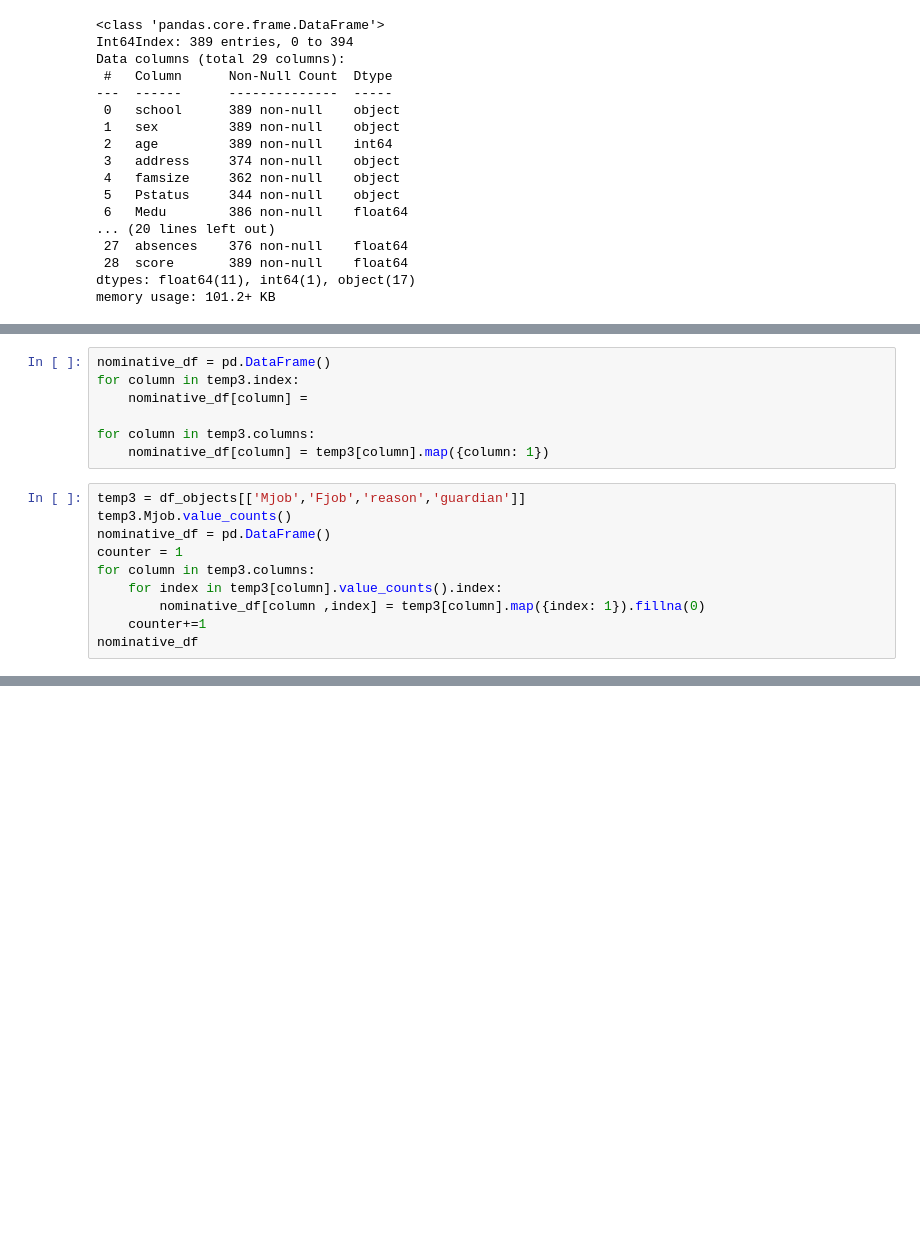
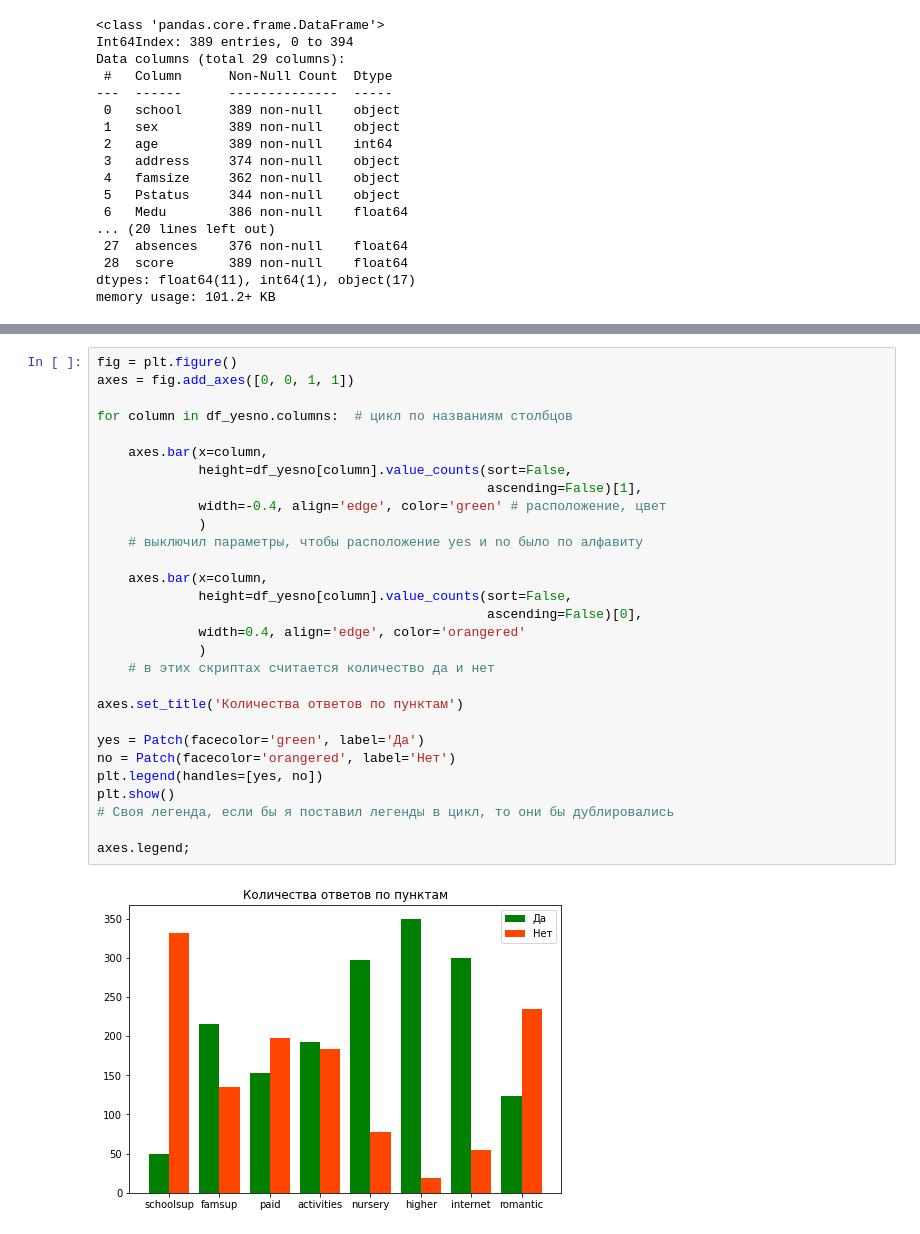
Before and after one commit to Sly-Dog/skillfactory_rds, a Jupyter notebook: module_2/stud_math_EDA.ipynb, the cells around one changed output, grey strips where cells are left out. Cells and saved outputs as stored; diff of their text form; blank space fills up the shorter version.

```diff
--- a/module_2/stud_math_EDA.ipynb
+++ b/module_2/stud_math_EDA.ipynb
@@ -445,17 +334,0 @@ C большем количеством зависимых переменных
-# %%
-nominative_df = pd.DataFrame()
-for column in temp3.index:
-    nominative_df[column] =
-
-for column in temp3.columns:
-    nominative_df[column] = temp3[column].map({column: 1})
-# %%
-temp3 = df_objects[['Mjob','Fjob','reason','guardian']]
-temp3.Mjob.value_counts()
-nominative_df = pd.DataFrame()
-counter = 1
-for column in temp3.columns:
-    for index in temp3[column].value_counts().index:
-        nominative_df[column ,index] = temp3[column].map({index: 1}).fillna(0)
-    counter+=1
-nominative_df
@@ -533,0 +350,31 @@ all_correlations.plot(kind='bar')
+# %%
+fig = plt.figure()
+axes = fig.add_axes([0, 0, 1, 1])
+
+for column in df_yesno.columns:  # цикл по названиям столбцов
+
+    axes.bar(x=column,
+             height=df_yesno[column].value_counts(sort=False,
+                                                  ascending=False)[1],
+             width=-0.4, align='edge', color='green' # расположение, цвет
+             )
+    # выключил параметры, чтобы расположение yes и no было по алфавиту
+
+    axes.bar(x=column,
+             height=df_yesno[column].value_counts(sort=False,
+                                                  ascending=False)[0],
+             width=0.4, align='edge', color='orangered'
+             )
+    # в этих скриптах считается количество да и нет
+
+axes.set_title('Количества ответов по пунктам')
+
+yes = Patch(facecolor='green', label='Да')
+no = Patch(facecolor='orangered', label='Нет')
+plt.legend(handles=[yes, no])
+plt.show()
+# Своя легенда, если бы я поставил легенды в цикл, то они бы дублировались
+
+axes.legend;
+# %% [output]
+[figure, added]
```
Also changed, not shown: parts of 84 cells of this notebook.
